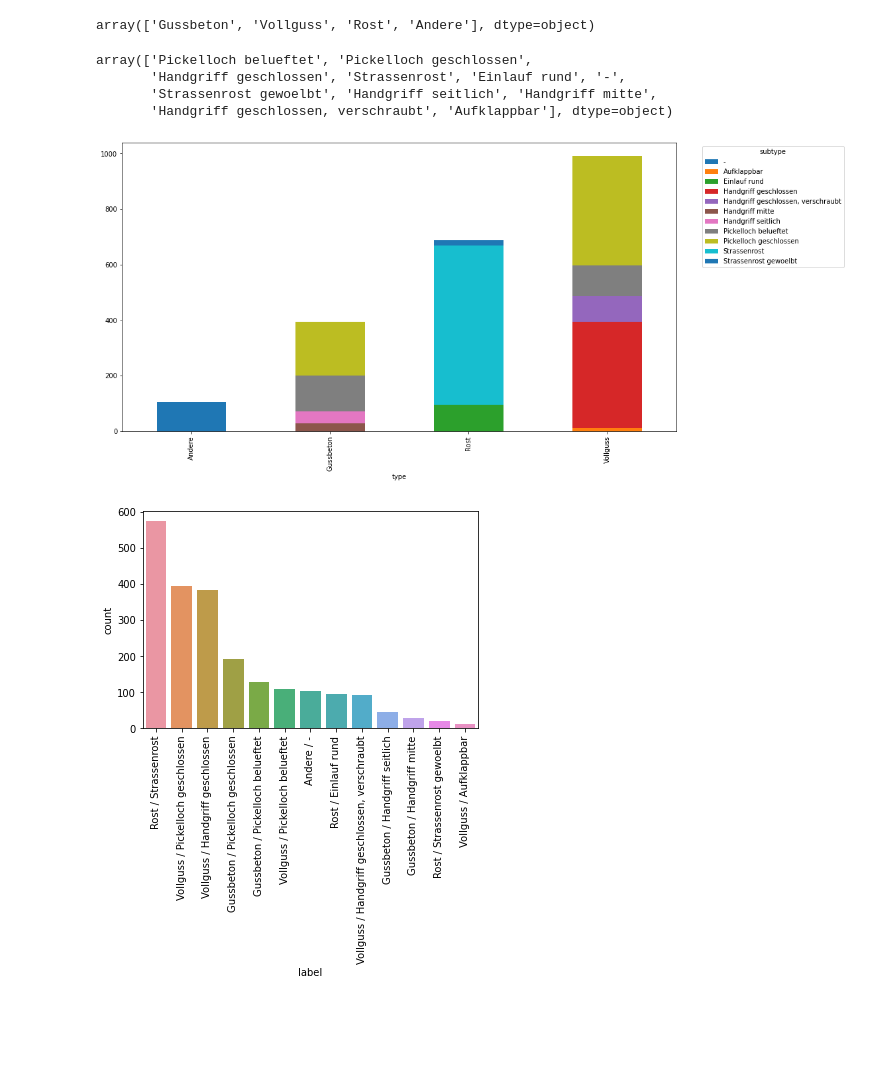
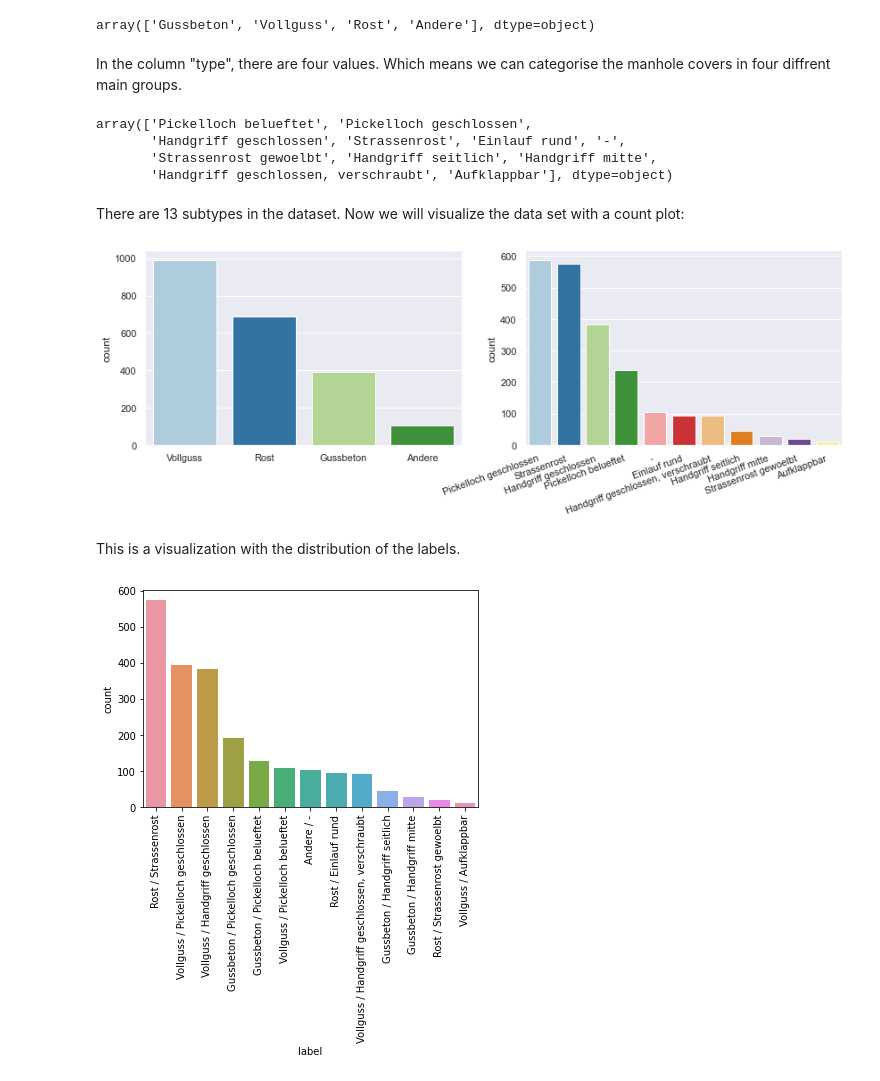
Before and after one commit to FiratSaritas/manhole-cover-classification, a Jupyter notebook: mainfile.ipynb, the cells around one changed output. Cells and saved outputs as stored; diff of their text form; code cells hidden in the pictures; blank space fills up the shorter version.

```diff
--- a/mainfile.ipynb
+++ b/mainfile.ipynb
@@ -7,5 +18,2 @@ from matplotlib.pyplot import figure
 # %%
 df = pd.read_csv("data/labels_extra.csv")
-# %%
-df = df.dropna()
-df = df.drop_duplicates()
@@ -26,6 +69,8 @@ df.shape
 df.type.unique()
 # %% [output]
 array(['Gussbeton', 'Vollguss', 'Rost', 'Andere'], dtype=object)
+# %% [markdown]
+In the column "type", there are four values. Which means we can categorise the manhole covers in four diffrent main groups.
 # %%
 df.subtype.unique()
 # %% [output]
@@ -33,13 +78,26 @@ array(['Pickelloch belueftet', 'Pickelloch geschlossen',
        'Handgriff geschlossen', 'Strassenrost', 'Einlauf rund', '-',
        'Strassenrost gewoelbt', 'Handgriff seitlich', 'Handgriff mitte',
        'Handgriff geschlossen, verschraubt', 'Aufklappbar'], dtype=object)
-# %%
-df_plot = df.groupby(['subtype', 'type']).size().reset_index().pivot(columns='subtype', index='type', values=0)
-df_plot.plot(kind='bar', stacked=True,figsize=(15, 8))
-plt.legend(bbox_to_anchor=(1.04,1), loc="upper left",title="subtype")
-plt.show()
-# %% [output]
-[figure, removed]
+# %% [markdown]
+There are 13 subtypes in the dataset. Now we will visualize the data set with a count plot:
+# %%
+fig = plt.subplots(figsize=(14, 4))
+
+plt.subplot(1,2,1)
+p = sns.countplot(x=df['type'], palette='Paired', order=df['type'].value_counts().index)
+p.set_xlabel('')
+
+plt.subplot(1,2,2)
+p = sns.countplot(x=df['subtype'], palette='Paired', order=df['subtype'].value_counts().index)
+
+p.set_xlabel('')
+p.set_xticklabels(p.get_xticklabels(), rotation=20, fontdict=dict(ha='right'))
+
+plt.show()
+# %% [output]
+[figure, added]
+# %% [markdown]
+This is a visualization with the distribution of the labels.
 # %%
 sns.countplot(x="label",data=df,order = df.label.value_counts().index)
 plt.xticks(rotation = 90)
```
Also changed, not shown: parts of 42 cells of this notebook.
